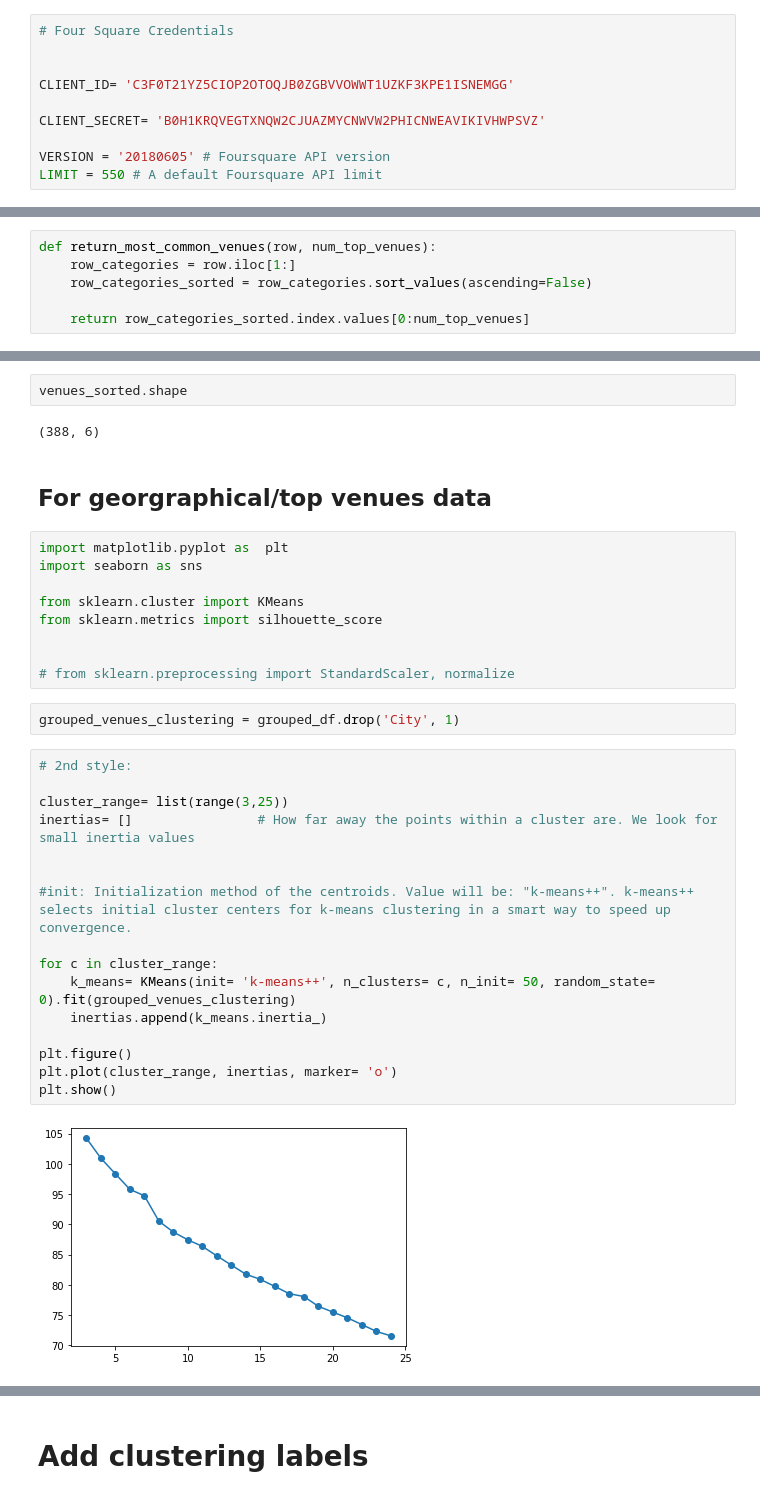
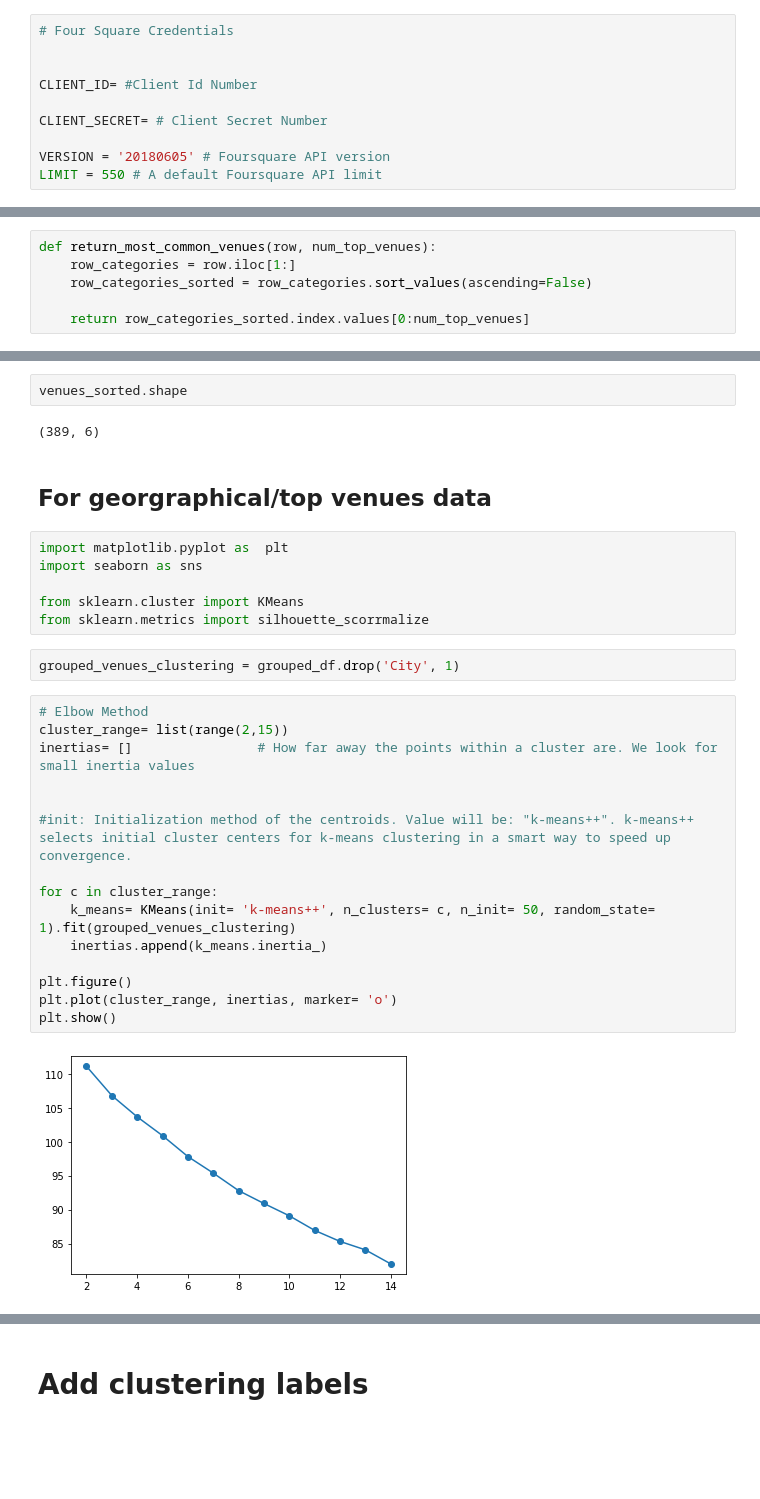
Before and after one commit to Marina-Y1/COVID-19-Spread-Rates-to-Large-Cities-Popular-Venues-Correlation-Study, a Jupyter notebook: US cities and counties/county_covid19_data.ipynb, the cells around one changed output, grey strips where cells are left out. Saved outputs shown, nothing was run; the diff lists cells and outputs as text; blank space fills up the shorter version.

```diff
--- a/US cities and counties/county_covid19_data.ipynb
+++ b/US cities and counties/county_covid19_data.ipynb
@@ -351,9 +349,9 @@ map_US
 # Four Square Credentials
 
 
-CLIENT_ID= 'C3F0T21YZ5CIOP2OTOQJB0ZGBVVOWWT1UZKF3KPE1ISNEMGG'
+CLIENT_ID= #Client Id Number
 
-CLIENT_SECRET= 'B0H1KRQVEGTXNQW2CJUAZMYCNWVW2PHICNWEAVIKIVHWPSVZ'
+CLIENT_SECRET= # Client Secret Number
 
 VERSION = '20180605' # Foursquare API version
 LIMIT = 550 # A default Foursquare API limit
@@ -586,7 +584,7 @@ venues_sorted.head()
 # %%
 venues_sorted.shape
 # %% [output]
-(388, 6)
+(389, 6)
 # %% [markdown]
 ## For georgraphical/top venues data
 # %%
@@ -594,27 +592,23 @@ import matplotlib.pyplot as  plt
 import seaborn as sns
 
 from sklearn.cluster import KMeans
-from sklearn.metrics import silhouette_score
-
-
-# from sklearn.preprocessing import StandardScaler, normalize
+from sklearn.metrics import silhouette_scorrmalize
 # %%
 grouped_venues_clustering = grouped_df.drop('City', 1)
 # %%
-# 2nd style:
-
-cluster_range= list(range(3,25))
+# Elbow Method
+cluster_range= list(range(2,15))
 inertias= []                # How far away the points within a cluster are. We look for small inertia values
 
 
 #init: Initialization method of the centroids. Value will be: "k-means++". k-means++ selects initial cluster centers for k-means clustering in a smart way to speed up convergence.
 
 for c in cluster_range:
-    k_means= KMeans(init= 'k-means++', n_clusters= c, n_init= 50, random_state= 0).fit(grouped_venues_clustering)
+    k_means= KMeans(init= 'k-means++', n_clusters= c, n_init= 50, random_state= 1).fit(grouped_venues_clustering)
     inertias.append(k_means.inertia_)
 
 plt.figure()
 plt.plot(cluster_range, inertias, marker= 'o')
 plt.show()
 # %% [output]
-[figure, old version]
+[figure, new version]
```
Also changed, not shown: parts of 56 cells of this notebook.
